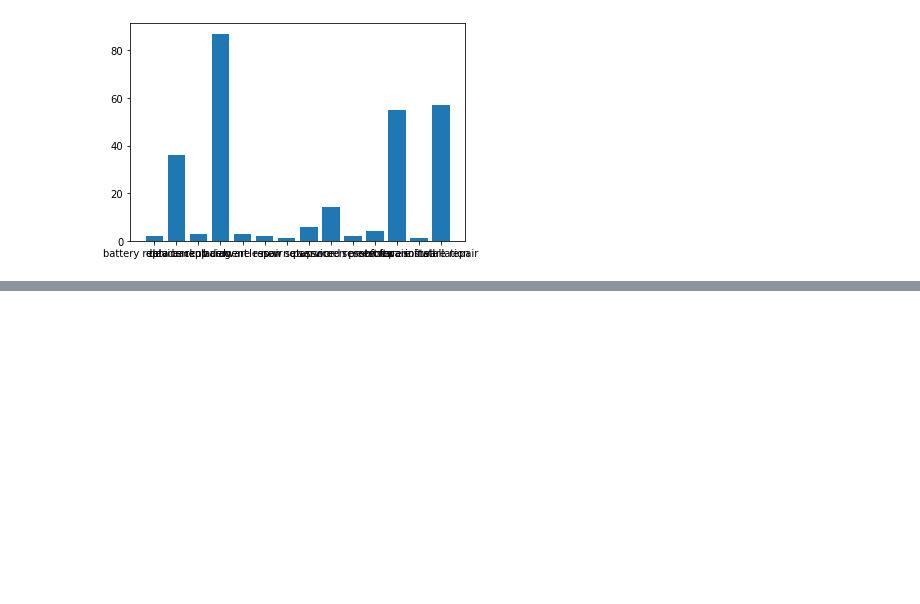
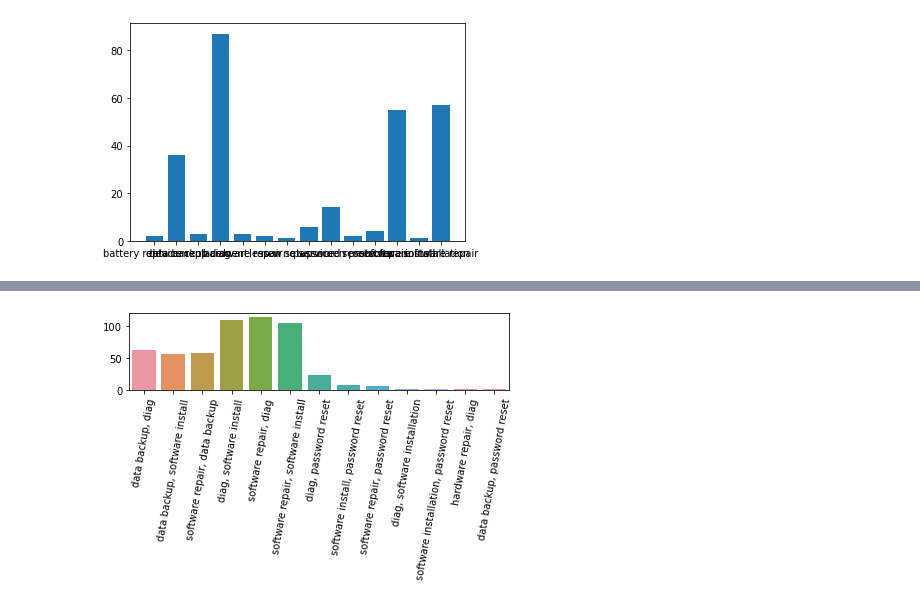
Before and after one commit to TeachingData/basic-python, a Jupyter notebook: python-db/firstChartNotebook.ipynb, the cells around one changed output, grey strips where cells are left out. Saved outputs shown, nothing was run; the diff lists cells and outputs as text; code cells hidden in the pictures; blank space fills up the shorter version.

```diff
--- a/python-db/firstChartNotebook.ipynb
+++ b/python-db/firstChartNotebook.ipynb
@@ -151,0 +209,7 @@ plt.bar(df_serv['service'], df_serv['performed'])
+# %%
+### okay lets add these up (there are 550 results in total as you see
+##### We are making the keys frozensets (immutable sets) because these are hashable
+## and sets because these only look at unique values (so 'diag', 'reset' == 'reset', 'diag')
+groups = Counter()
+for row in df_freq[['service1', 'service2']].values:
+    groups[frozenset([row[0], row[1]])] += 1
@@ -151,0 +232,12 @@ plt.bar(df_serv['service'], df_serv['performed'])
+# %%
+### plotting is a bit tricker - first we need to change the data types to strings & values
+services = {", ".join(list(k)): groups[k] for k in groups.keys()}
+# %%
+## then plot
+##plt.bar(*zip(*services.items()))
+sns.barplot(list(services.keys()), list(services.values()))
+plt.xticks(rotation=80)
+plt.tight_layout() # removes the headers
+### I like seaborn
+# %% [output]
+[figure, added]
```
Also changed, not shown: parts of 7 cells of this notebook.
